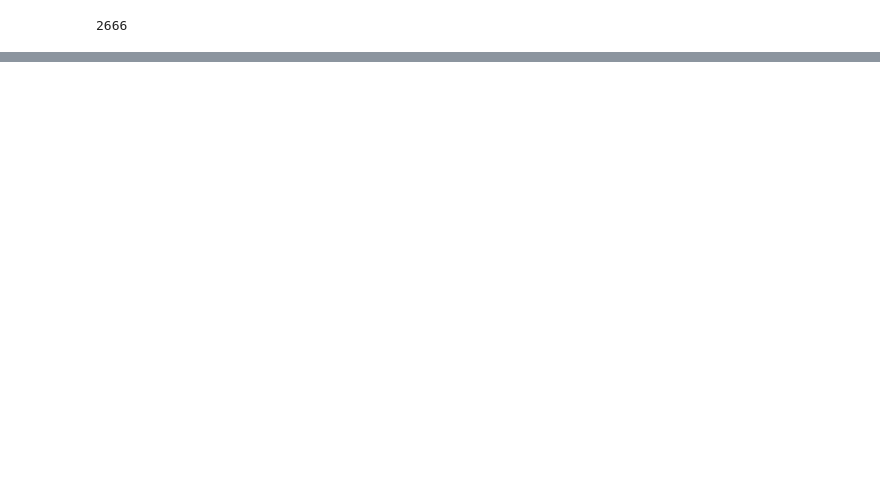
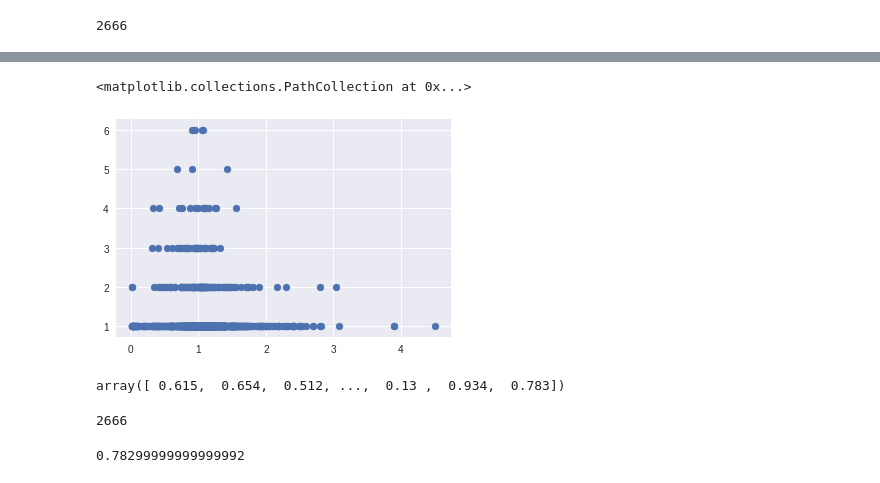
Before and after one commit to saint-germain/population_synthesis, a Jupyter notebook: tools/exoplanets.ipynb, the cells around one changed output, grey strips where cells are left out. Drawn from its saved outputs; the diff is of its cells as text; code cells hidden in the pictures; blank space fills up the shorter version.

```diff
--- a/tools/exoplanets.ipynb
+++ b/tools/exoplanets.ipynb
@@ -145,0 +112,6 @@ plt.scatter(ms,npl)
+# %%
+filt=np.array(gia)
+plt.scatter(ms[filt],npl[filt])
+# %% [output]
+<matplotlib.collections.PathCollection at 0x...>
+[figure, added]
@@ -145,0 +121,12 @@ plt.scatter(ms,npl)
+# %%
+np.array(ms)[filt]
+# %% [output]
+array([ 0.615,  0.654,  0.512, ...,  0.13 ,  0.934,  0.783])
+# %%
+len(filt)
+# %% [output]
+2666
+# %%
+ms[-3]
+# %% [output]
+0.78299999999999992
```
Also changed, not shown: parts of 11 cells of this notebook, 1 other file.
